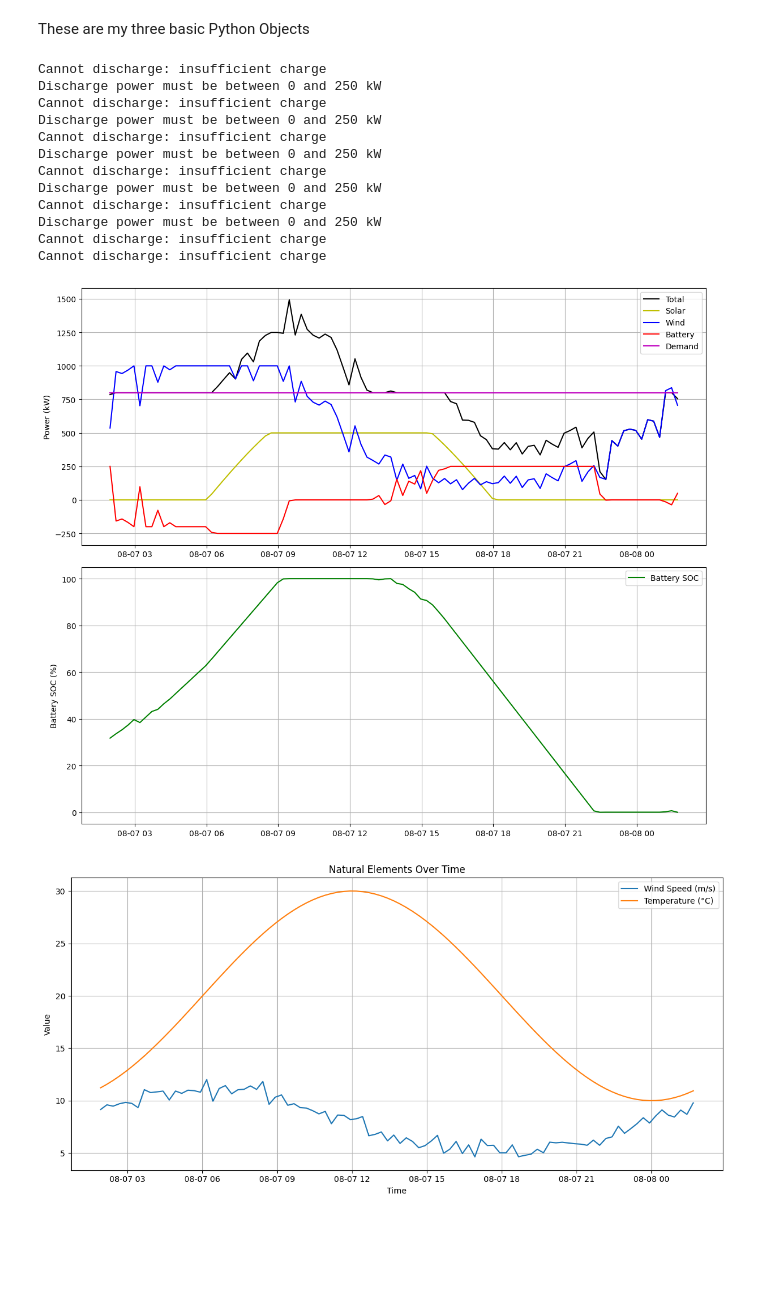
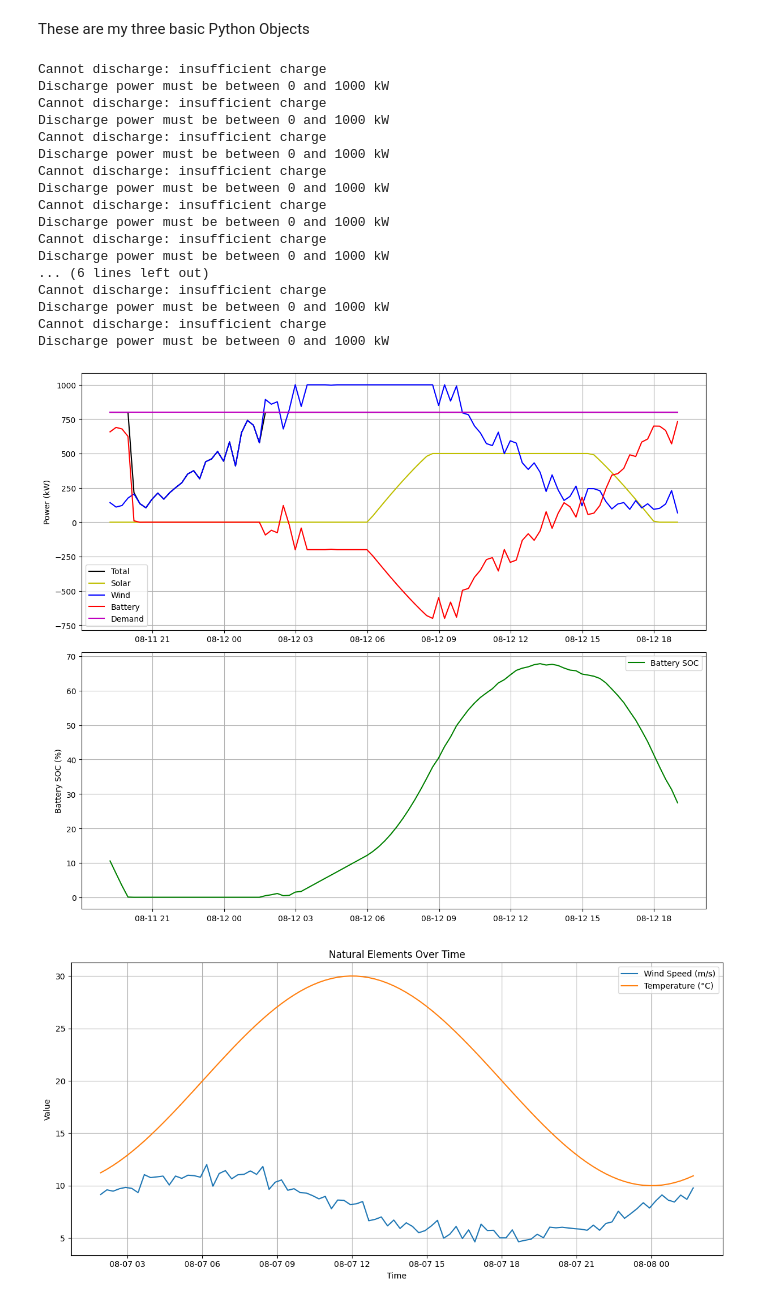
Before and after one commit to Ajjme/Feedback_Systems, a Jupyter notebook: VPP_Basic_Usage.ipynb, the cells around one changed output. Drawn from its saved outputs; the diff is of its cells as text; code cells hidden in the pictures; blank space fills up the shorter version.

```diff
--- a/VPP_Basic_Usage.ipynb
+++ b/VPP_Basic_Usage.ipynb
@@ -364,7 +365,7 @@ def run_vpp_simulation():
     solar = Solar(peak_power=500, panel_area=5000, efficiency=0.20)
     wind = WindTurbine(rated_power=1000, rotor_diameter=70, hub_height=80,
                        cut_in_speed=3, cut_out_speed=25, rated_speed=12)
-    battery = Battery(capacity=2000, current_charge=700, max_power=250, nominal_voltage=400)
+    battery = Battery(capacity=5000, current_charge=700, max_power=1000, nominal_voltage=400)
 
     # Placeholder for simulation results
     results = {
@@ -420,39 +421,44 @@ def run_vpp_simulation():
 
         # Store results
         results["time"].append(current_time)
         results["solar_power"].append(solar_power)
         results["wind_power"].append(wind_power) #(Check)
         results["battery_power"].append(-battery._current_power) #we added a negitive here to show how batteries work with the system (note within the function we need to keep the signs the other way)
         results["total_power"].append(solar_power + wind_power - battery._current_power) #battery system is discharging into the total (we cannot meet our demand after the battery runs out at 5 )
         results["battery_soc"].append(100 * battery.current_charge / battery.capacity)
         results["demand"].append(demand)
         results["wind_speed"].append(wind_speed)
         results["temperature"].append(temperature)
         results["irradiance"].append(irradiance)
 
         #results["net_surplus"].append(solar_power + wind_power + battery._current_power - demand)
 
 
 
     return results
 
 # Run simulation and plot
 results = run_vpp_simulation()
 plot_results(results)
 # %% [output]
 Cannot discharge: insufficient charge
-Discharge power must be between 0 and 250 kW
+Discharge power must be between 0 and 1000 kW
 Cannot discharge: insufficient charge
-Discharge power must be between 0 and 250 kW
+Discharge power must be between 0 and 1000 kW
 Cannot discharge: insufficient charge
-Discharge power must be between 0 and 250 kW
+Discharge power must be between 0 and 1000 kW
 Cannot discharge: insufficient charge
-Discharge power must be between 0 and 250 kW
+Discharge power must be between 0 and 1000 kW
 Cannot discharge: insufficient charge
-Discharge power must be between 0 and 250 kW
+Discharge power must be between 0 and 1000 kW
 Cannot discharge: insufficient charge
+Discharge power must be between 0 and 1000 kW
+... (6 lines left out)
 Cannot discharge: insufficient charge
+Discharge power must be between 0 and 1000 kW
+Cannot discharge: insufficient charge
+Discharge power must be between 0 and 1000 kW
-[figure, old version]
+[figure, new version]
 # %%
 import matplotlib.pyplot as plt
 
```
Also changed, not shown: parts of 1 cell of this notebook.
